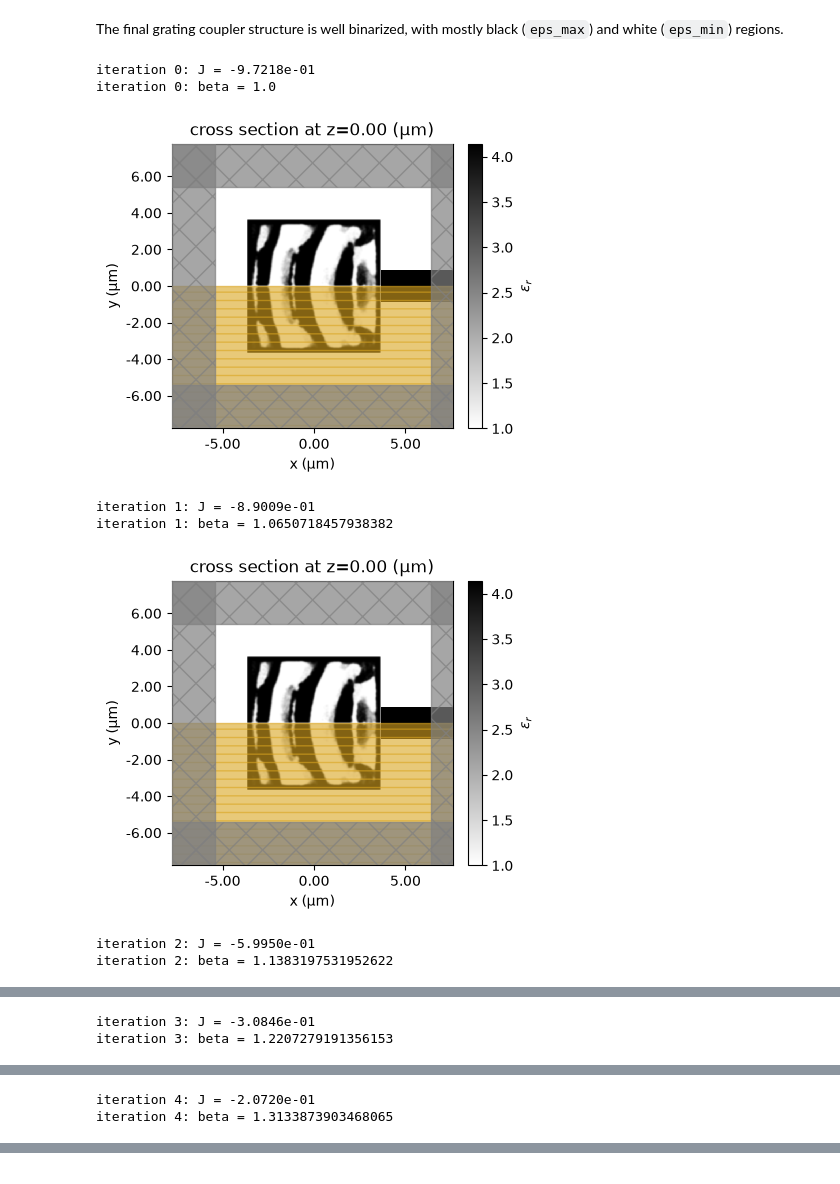
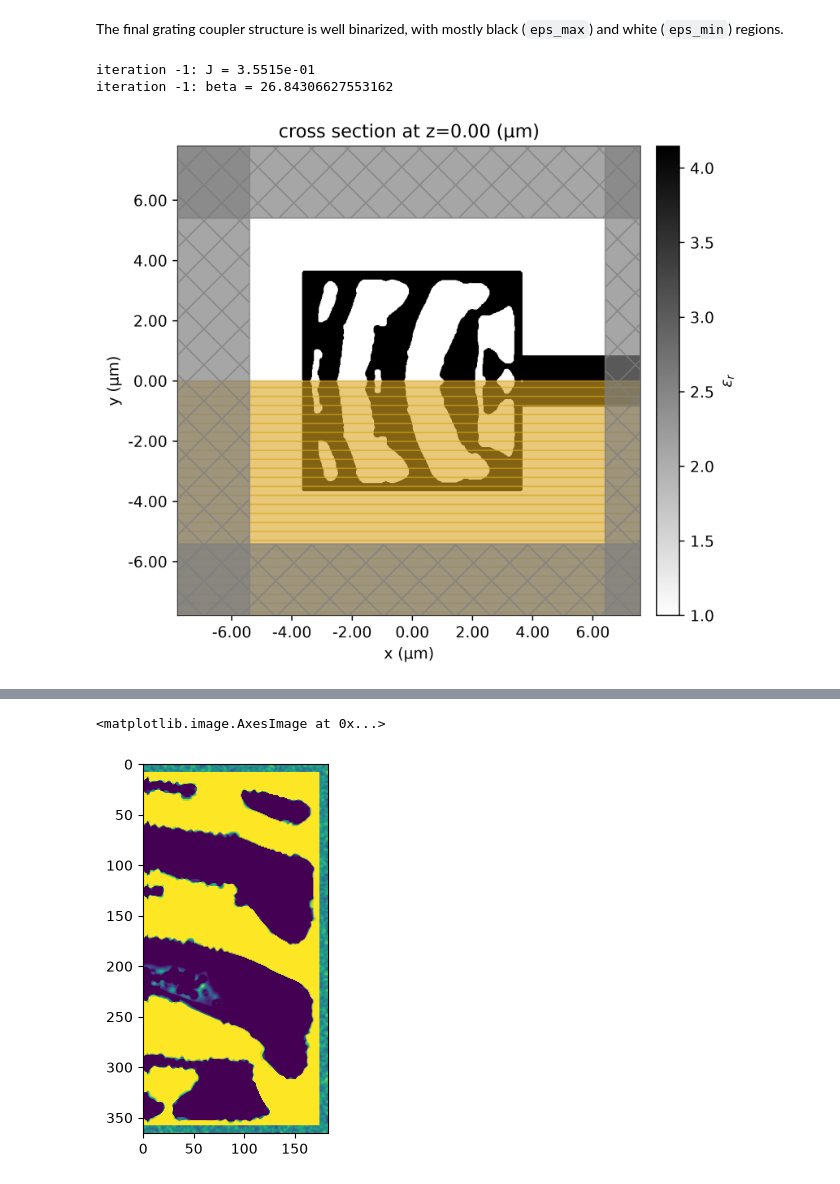
Before and after one commit to MolaBird/sim-tantala_grating_coupler, a Jupyter notebook: inverse_design_3 copy.ipynb, the cells around one changed output, grey strips where cells are left out. Drawn from its saved outputs; the diff is of its cells as text; code cells hidden in the pictures.

```diff
--- a/inverse_design_3 copy.ipynb
+++ b/inverse_design_3 copy.ipynb
@@ -530,21 +530,18 @@ The final grating coupler structure is well binarized, with mostly black
 # %%
 obj_vals = np.array(history_dict["values"])
 # final_par = history_dict["params"][-1]
 # final_beta = history_dict["beta"][-1]
 
 for i in range(len(obj_vals)):
+    i = -1
     print(f"iteration {i}: J = {obj_vals[i]:.4e}")
     print(f"iteration {i}: beta = {history_dict['beta'][i]}")
-    plt.figure(figsize=(4, 4), num=i)
-    sim = make_adjoint_sim(history_dict["params"][i], beta=history_dict["beta"][i], unfold=True)
+    plt.figure(figsize=(6,64), num=i, dpi=400)
+    sim = make_adjoint_sim(history_dict["params"][i], beta=history_dict["beta"][i], unfold=True, binarize=True)
     sim.plot_eps(z=0, source_alpha=0, monitor_alpha=0, ax=plt.gca())
     plt.show()
+    break
 # %% [output]
-iteration 0: J = -9.7218e-01
-iteration 0: beta = 1.0
+iteration -1: J = 3.5515e-01
+iteration -1: beta = 26.84306627553162
-[figure, old version]
+[figure, new version]
-iteration 1: J = -8.9009e-01
-iteration 1: beta = 1.0650718457938382
-[figure, removed]
-iteration 2: J = -5.9950e-01
-iteration 2: beta = 1.1383197531952622
@@ -552,2 +547,0 @@ iteration 2: beta = 1.1383197531952622
-iteration 3: J = -3.0846e-01
-iteration 3: beta = 1.2207279191356153
@@ -555,2 +547,0 @@ iteration 3: beta = 1.2207279191356153
-iteration 4: J = -2.0720e-01
-iteration 4: beta = 1.3133873903468065
@@ -557,0 +548,5 @@ iteration 4: beta = 1.3133873903468065
+# %%
+plt.imshow(history_dict["params"][-1].reshape((dr_num_grid_x, dr_num_grid_y, 1)))
+# %% [output]
+<matplotlib.image.AxesImage at 0x...>
+[figure, added]
```
Also changed, not shown: parts of 3 cells of this notebook, 3 other files.
